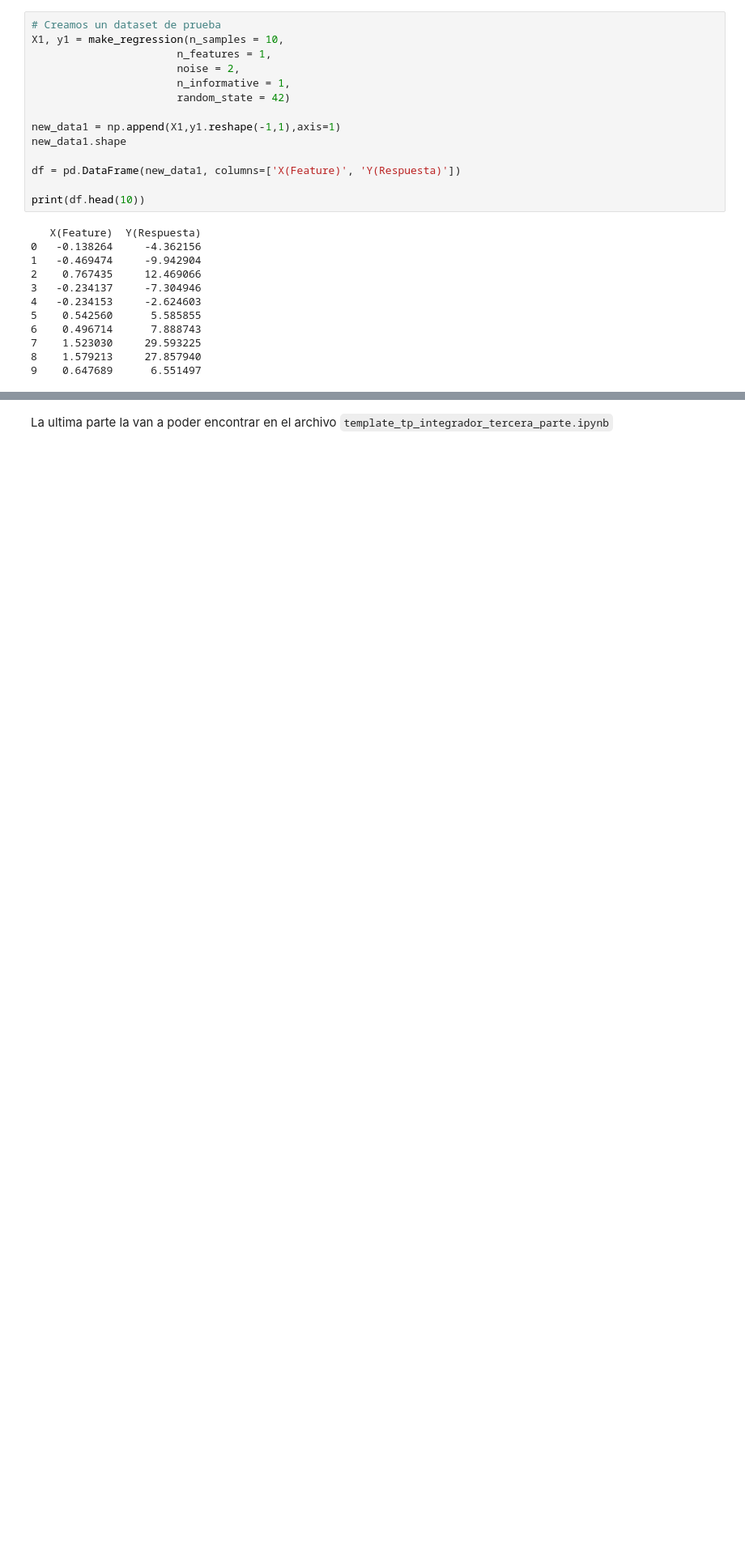
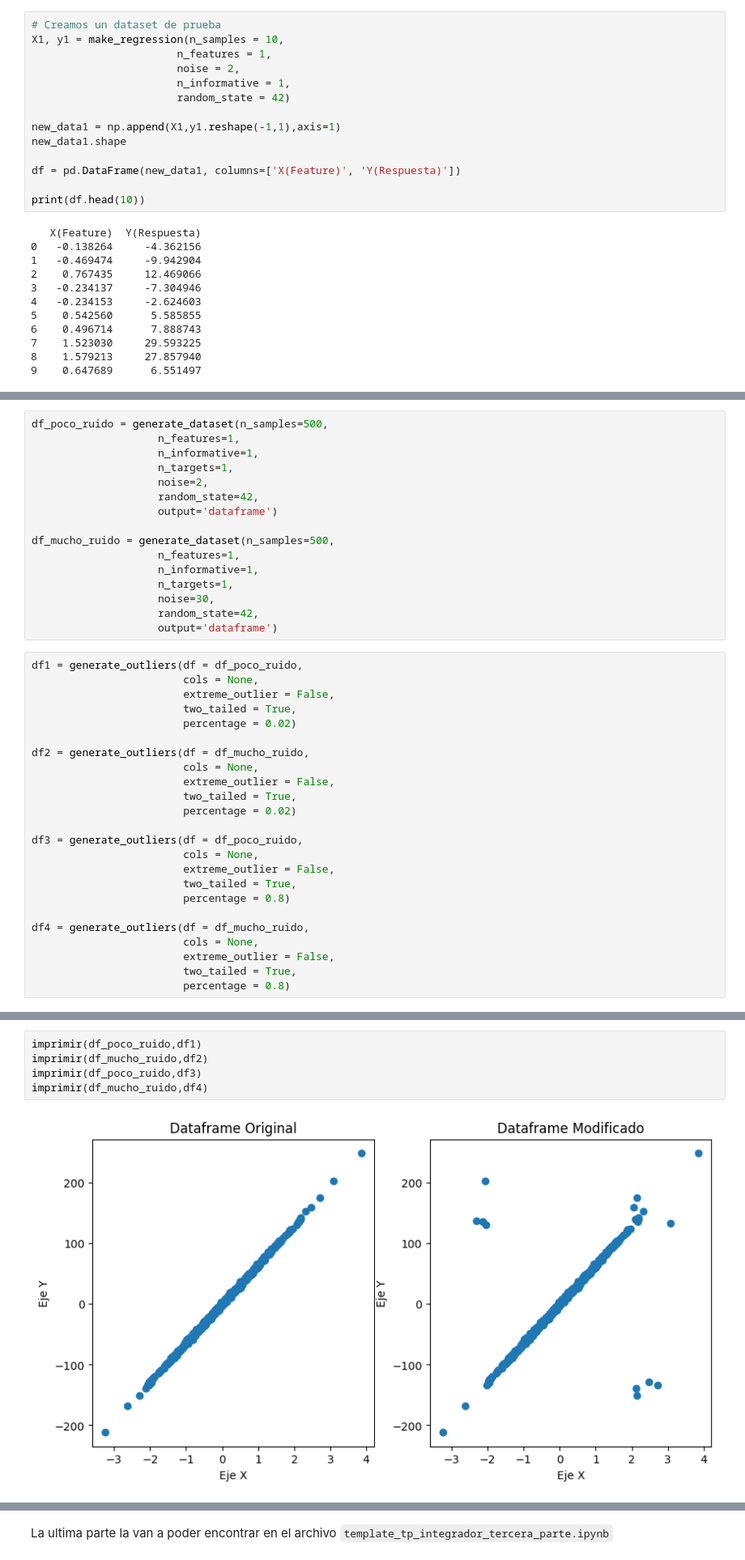
Before and after one commit to LeandroAlbachiaro/intro_ia, a Jupyter notebook: tp_integrador_enunciado/tp_integrador.ipynb, the cells around one changed output, grey strips where cells are left out. Shown at 81% size. Saved outputs shown, nothing was run; the diff lists cells and outputs as text; blank space fills up the shorter version.

```diff
--- a/tp_integrador_enunciado/tp_integrador.ipynb
+++ b/tp_integrador_enunciado/tp_integrador.ipynb
@@ -463,0 +291,40 @@ plt.show()
+# %%
+df_poco_ruido = generate_dataset(n_samples=500,
+                    n_features=1,
+                    n_informative=1,
+                    n_targets=1,
+                    noise=2,
+                    random_state=42,
+                    output='dataframe')
+
+df_mucho_ruido = generate_dataset(n_samples=500,
+                    n_features=1,
+                    n_informative=1,
+                    n_targets=1,
+                    noise=30,
+                    random_state=42,
+                    output='dataframe')
+# %%
+df1 = generate_outliers(df = df_poco_ruido,
+                        cols = None,
+                        extreme_outlier = False,
+                        two_tailed = True,
+                        percentage = 0.02)
+
+df2 = generate_outliers(df = df_mucho_ruido,
+                        cols = None,
+                        extreme_outlier = False,
+                        two_tailed = True,
+                        percentage = 0.02)
+
+df3 = generate_outliers(df = df_poco_ruido,
+                        cols = None,
+                        extreme_outlier = False,
+                        two_tailed = True,
+                        percentage = 0.8)
+
+df4 = generate_outliers(df = df_mucho_ruido,
+                        cols = None,
+                        extreme_outlier = False,
+                        two_tailed = True,
+                        percentage = 0.8)
@@ -463,0 +333,7 @@ plt.show()
+# %%
+imprimir(df_poco_ruido,df1)
+imprimir(df_mucho_ruido,df2)
+imprimir(df_poco_ruido,df3)
+imprimir(df_mucho_ruido,df4)
+# %% [output]
+[figure, added]
```
Also changed, not shown: parts of 62 cells of this notebook, 2 other files.
